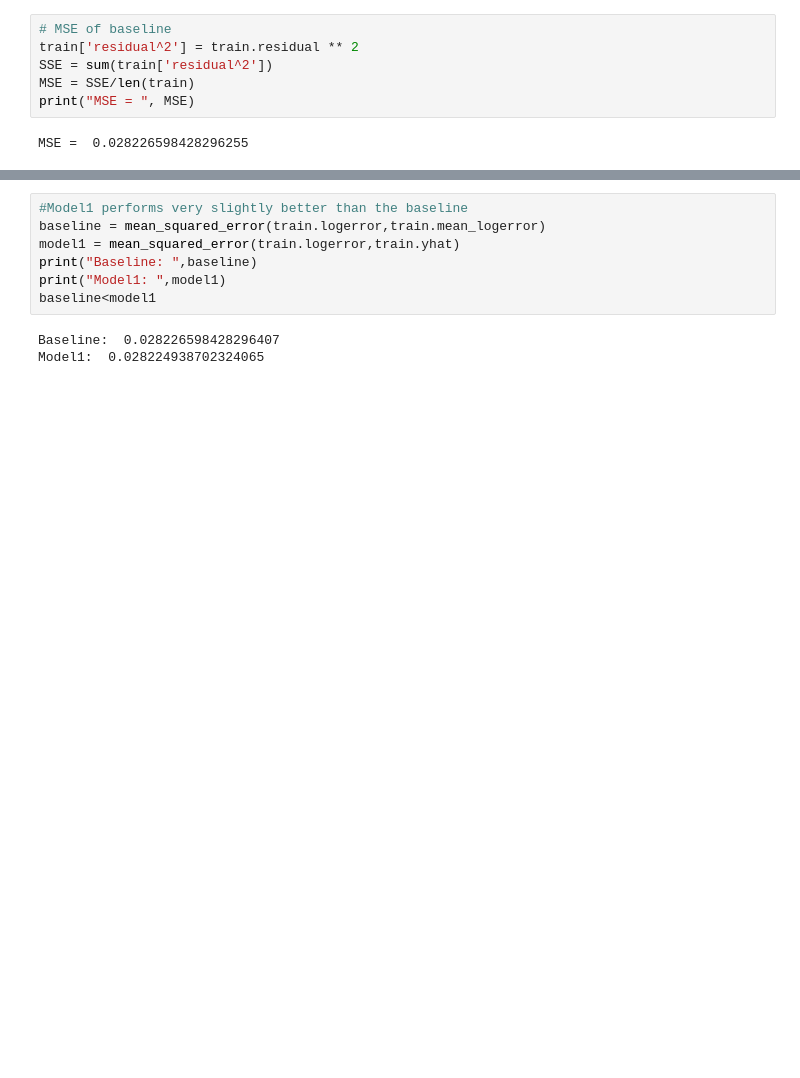
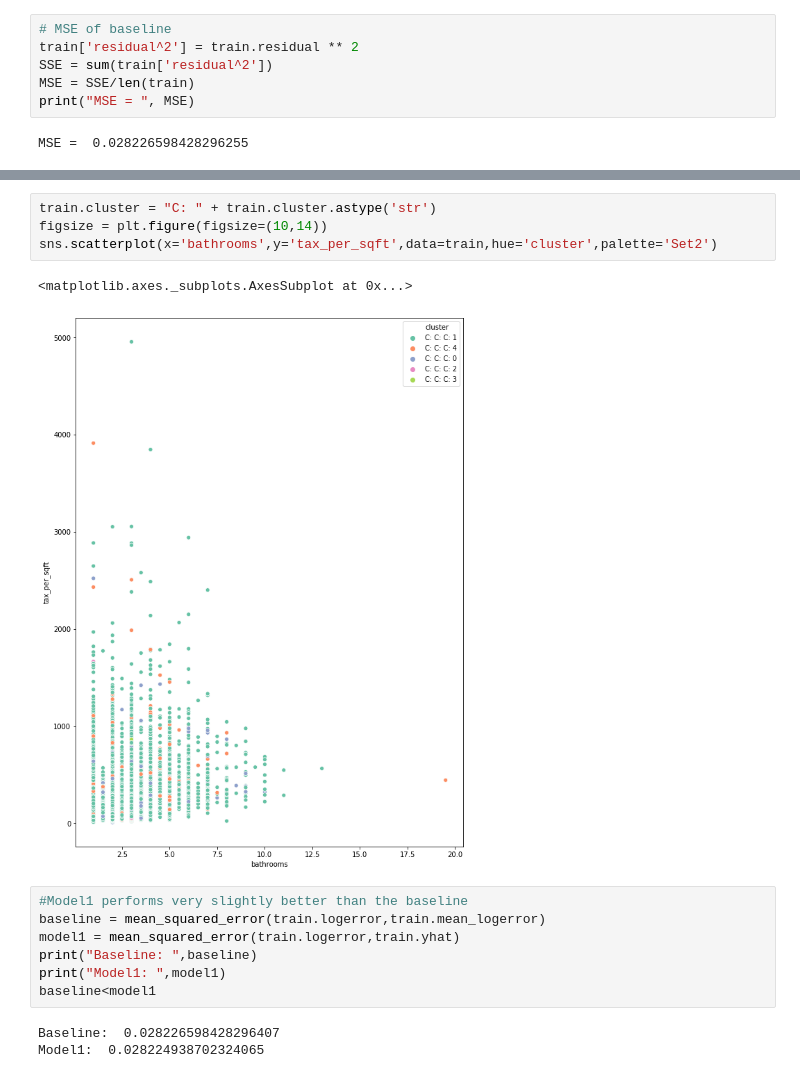
Before and after one commit to Zillow-SJ/Cluster_Zillow, a Jupyter notebook: baseline.ipynb, the cells around one changed output, grey strips where cells are left out. Saved outputs shown, nothing was run; the diff lists cells and outputs as text; blank space fills up the shorter version.

Commit message:
updated baseline with classification of y cluster

```diff
--- a/baseline.ipynb
+++ b/baseline.ipynb
@@ -101,3 +112,10 @@ MSE =  0.028226598428296255
+# %%
+train.cluster = "C: " + train.cluster.astype('str')
+figsize = plt.figure(figsize=(10,14))
+sns.scatterplot(x='bathrooms',y='tax_per_sqft',data=train,hue='cluster',palette='Set2')
+# %% [output]
+<matplotlib.axes._subplots.AxesSubplot at 0x...>
+[figure, added]
 # %%
 #Model1 performs very slightly better than the baseline
 baseline = mean_squared_error(train.logerror,train.mean_logerror)
```
Also changed, not shown: parts of 18 cells of this notebook.
